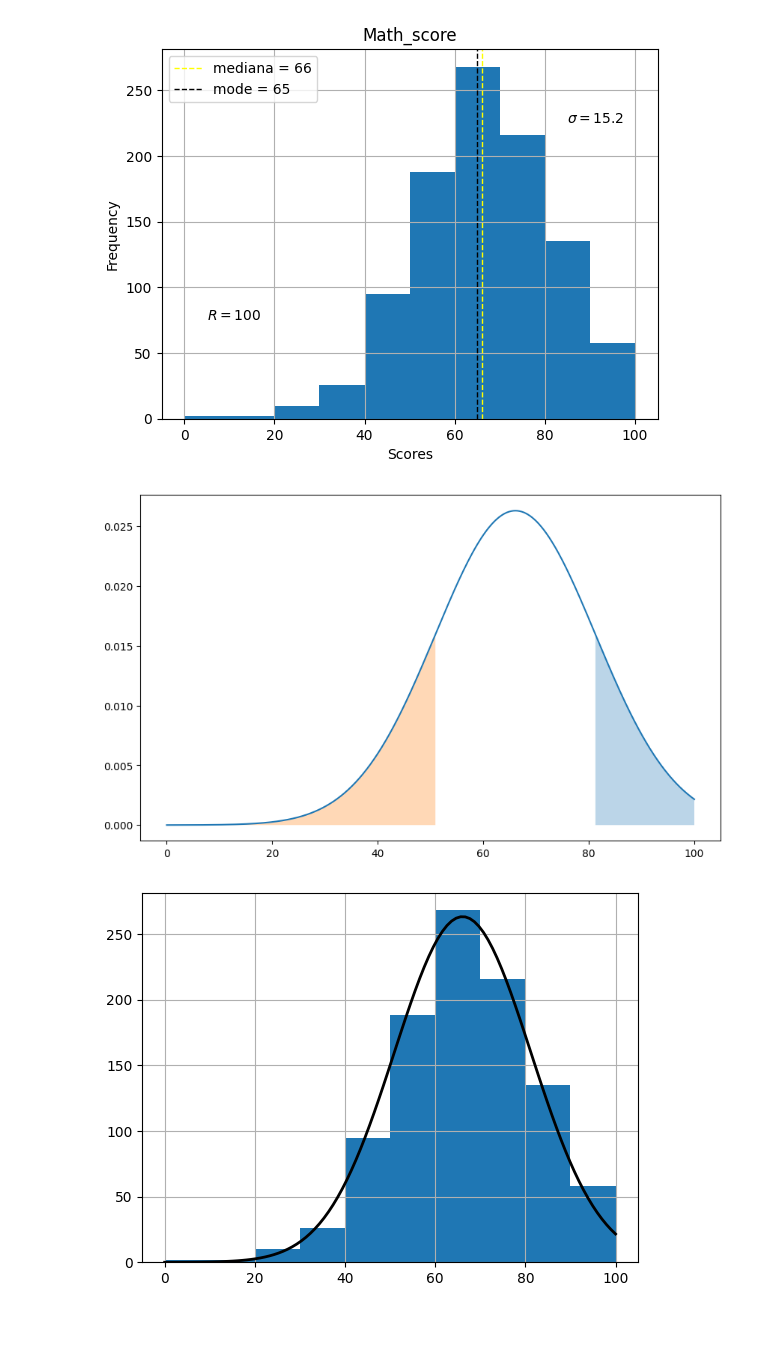
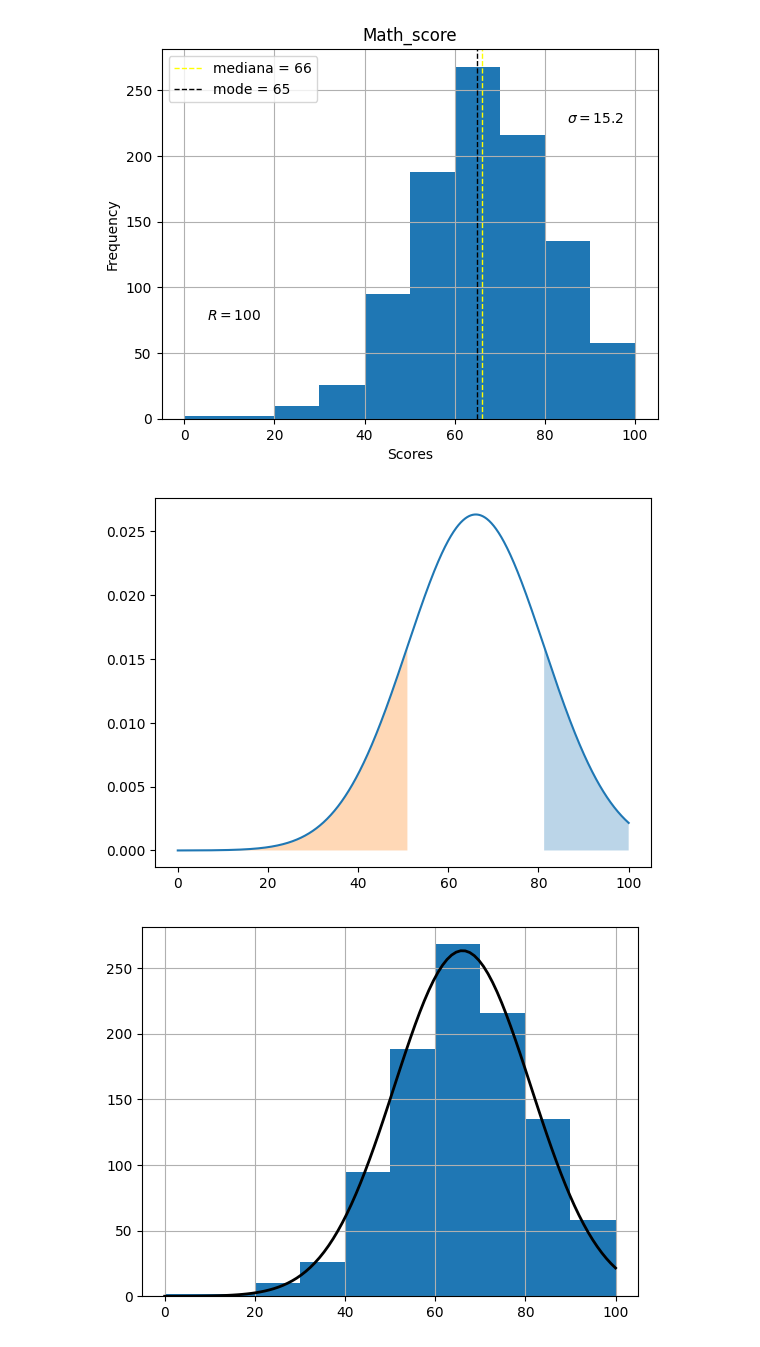
Before and after one commit to AlexTmbMifi/ML-Projects.-Statistics, a Jupyter notebook: StudentAnalys.ipynb, the cells around one changed output. Saved outputs shown, nothing was run; the diff lists cells and outputs as text; code cells hidden in the pictures.

```diff
--- a/StudentAnalys.ipynb
+++ b/StudentAnalys.ipynb
@@ -26,4 +31,5 @@ df
 | 999 | female | group D | some college | free/reduced | none | 77 | ... |
 1000 rows × 8 columns
 # %%
-df = df.rename(columns={'test preparation course':'test_preparation_course', 'math score':'math_score', 'reading score': 'reading_score','writing score':'writing_score'})
+df = df.rename(columns={'test preparation course':'test_preparation_course', 'math score':'math_score', 'reading score': 'reading_score','writing score':'writing_score','race/ethnicity':'race'})
+df
@@ -45,32 +65,31 @@ plt.text(5, 75, f'$R = {round(df.math_score.max() - df.math_score.min(),1)}$');
 [figure]
 # %%
 # доверительный интервал для результатов по математике
-plt.figure(figsize = (10,6))
 
 mean, std  = df.math_score.mean(), df.math_score.std()
 # создадим пространство из 1000 точек в диапазоне +/- трех СКО от среднего значения
 x = np.linspace(df.math_score.min(), df.math_score.max(), 1000)
 
 # рассчитаем значения по оси y с помощью метода .pdf()
 # т.е. функции плотности распределения
 f = norm.pdf(x, mean, std)
 
 # и построим график
 plt.plot(x, f)
 
 # дополнительно создадим точки на оси х для закрашенной области
 px_1 = np.linspace(mean + std, df.math_score.max(), 1000)
 px_2 = np.linspace(df.math_score.min(), mean - std, 1000)
 
 # и заполним в пределах этих точек по оси x пространство
 # от кривой нормального распределения до оси y = 0
 plt.fill_between(px_1, norm.pdf(px_1, mean, std), alpha = 0.3)
 plt.fill_between(px_2, norm.pdf(px_2, mean, std), alpha = 0.3)
 
 # выведем оба графика
 plt.show()
 # %% [output]
-[figure, old version]
+[figure, new version]
 # %%
 # проверка данных на нормальность по гистограмме
 mu, std = norm.fit(df.math_score.head(999))
```
Also changed, not shown: parts of 19 cells of this notebook.
